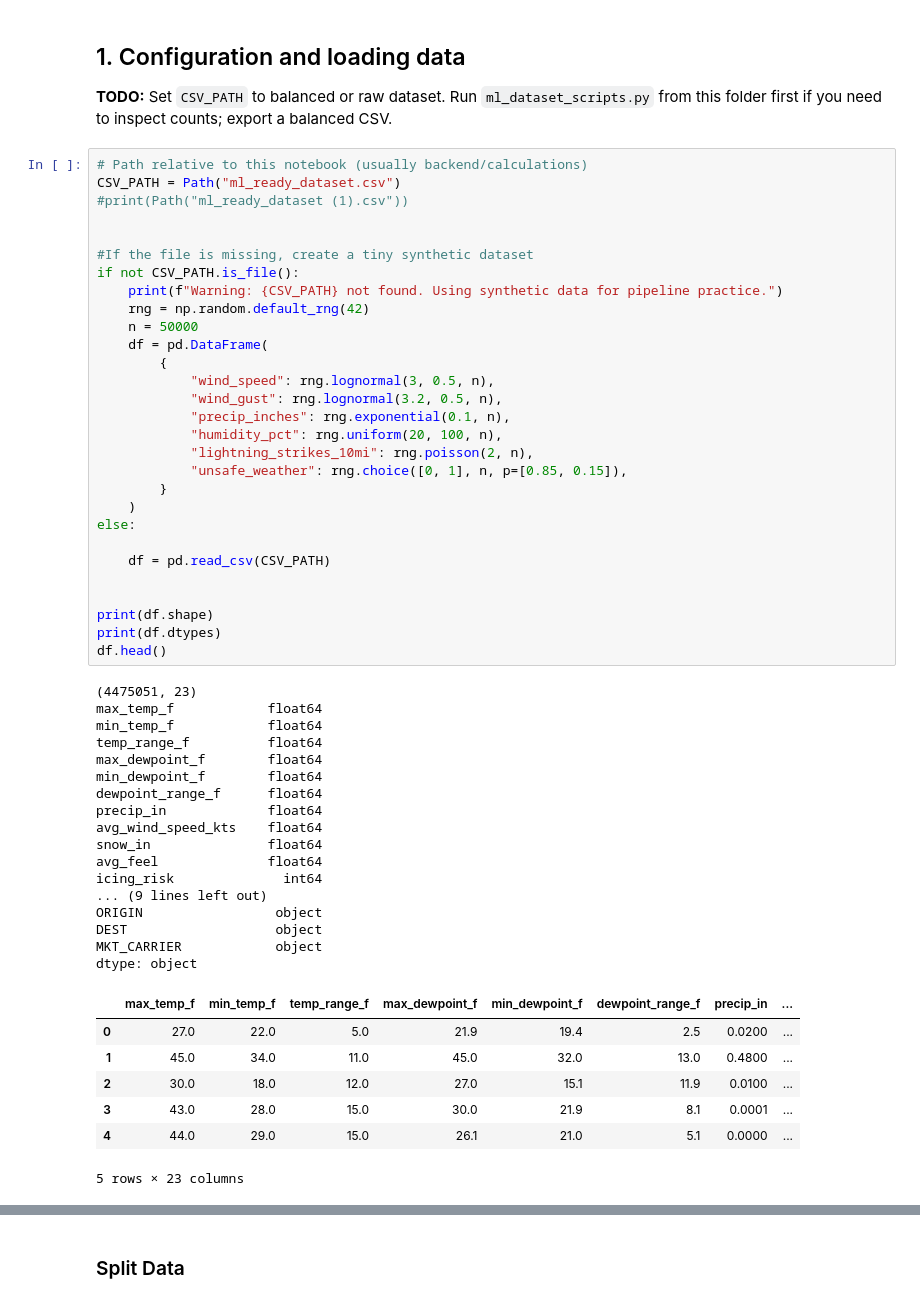
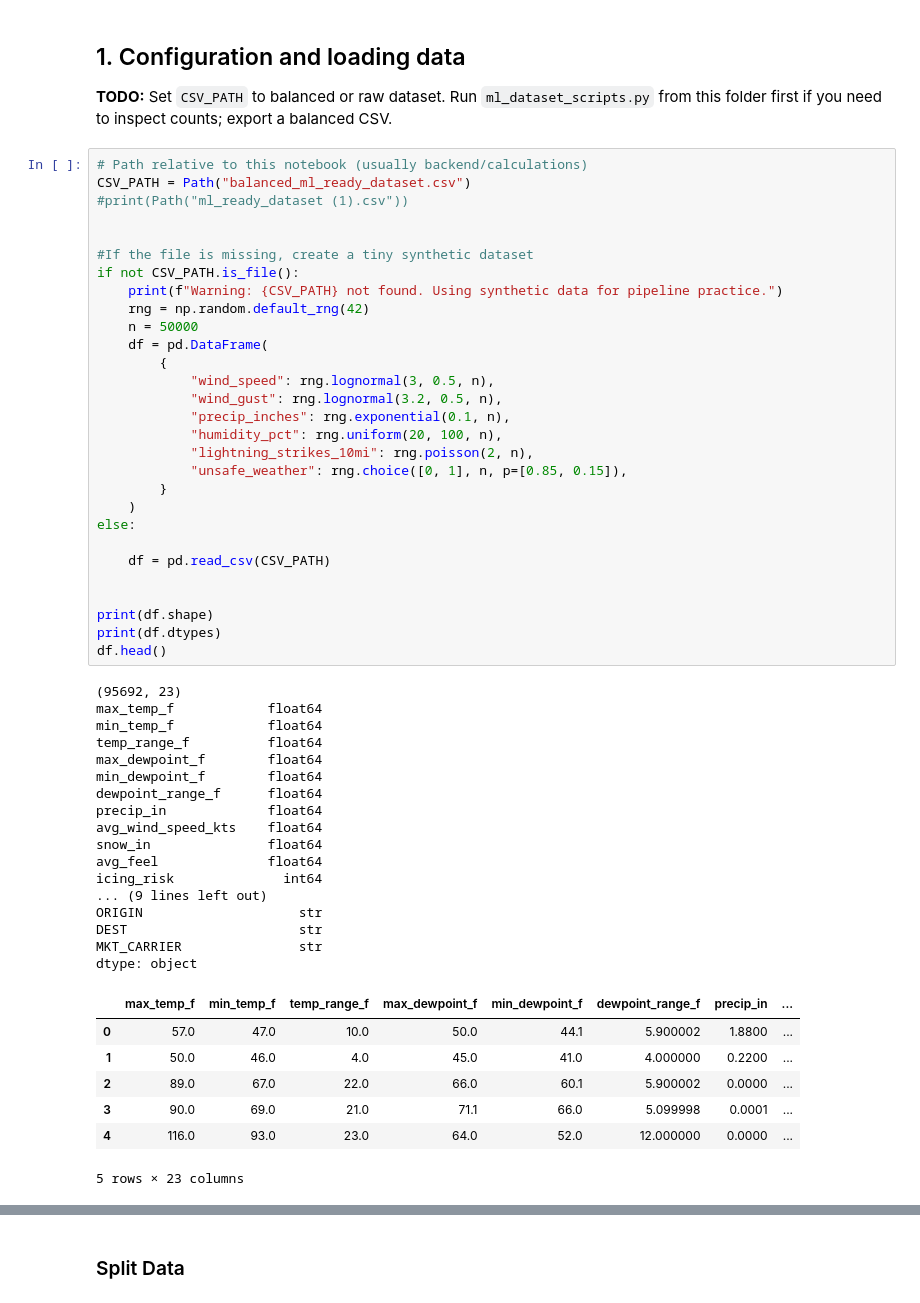
Before and after one commit to ufswe/teamtech25-26, a Jupyter notebook: backend/calculations/knn_weather_risk.ipynb, the cells around one changed output, grey strips where cells are left out. Drawn from its saved outputs; the diff is of its cells as text.

Commit message:
Balanced dataset

```diff
--- a/backend/calculations/knn_weather_risk.ipynb
+++ b/backend/calculations/knn_weather_risk.ipynb
@@ -51,7 +101,7 @@ Note: you may need to restart the kernel to use updated packages.
 **TODO:** Set `CSV_PATH` to balanced or raw dataset. Run `ml_dataset_scripts.py` from this folder first if you need to inspect counts; export a balanced CSV.
 # %%
 # Path relative to this notebook (usually backend/calculations)
-CSV_PATH = Path("ml_ready_dataset.csv")
+CSV_PATH = Path("balanced_ml_ready_dataset.csv")
 #print(Path("ml_ready_dataset (1).csv"))
 
 
@@ -66,40 +116,40 @@ if not CSV_PATH.is_file():
             "wind_gust": rng.lognormal(3.2, 0.5, n),
             "precip_inches": rng.exponential(0.1, n),
             "humidity_pct": rng.uniform(20, 100, n),
             "lightning_strikes_10mi": rng.poisson(2, n),
             "unsafe_weather": rng.choice([0, 1], n, p=[0.85, 0.15]),
         }
     )
 else:
 
     df = pd.read_csv(CSV_PATH)
 
 
 print(df.shape)
 print(df.dtypes)
 df.head()
 # %% [output]
-(4475051, 23)
+(95692, 23)
 max_temp_f            float64
 min_temp_f            float64
 temp_range_f          float64
 max_dewpoint_f        float64
 min_dewpoint_f        float64
 dewpoint_range_f      float64
 precip_in             float64
 avg_wind_speed_kts    float64
 snow_in               float64
 avg_feel              float64
 icing_risk              int64
 ... (9 lines left out)
-ORIGIN                 object
-DEST                   object
-MKT_CARRIER            object
+ORIGIN                    str
+DEST                      str
+MKT_CARRIER               str
 dtype: object
 |  | max_temp_f | min_temp_f | temp_range_f | max_dewpoint_f | min_dewpoint_f | dewpoint_range_f | precip_in | ... |
-| 0 | 27.0 | 22.0 | 5.0 | 21.9 | 19.4 | 2.5 | 0.0200 | ... |
-| 1 | 45.0 | 34.0 | 11.0 | 45.0 | 32.0 | 13.0 | 0.4800 | ... |
-| 2 | 30.0 | 18.0 | 12.0 | 27.0 | 15.1 | 11.9 | 0.0100 | ... |
-| 3 | 43.0 | 28.0 | 15.0 | 30.0 | 21.9 | 8.1 | 0.0001 | ... |
-| 4 | 44.0 | 29.0 | 15.0 | 26.1 | 21.0 | 5.1 | 0.0000 | ... |
+| 0 | 57.0 | 47.0 | 10.0 | 50.0 | 44.1 | 5.900002 | 1.8800 | ... |
+| 1 | 50.0 | 46.0 | 4.0 | 45.0 | 41.0 | 4.000000 | 0.2200 | ... |
+| 2 | 89.0 | 67.0 | 22.0 | 66.0 | 60.1 | 5.900002 | 0.0000 | ... |
+| 3 | 90.0 | 69.0 | 21.0 | 71.1 | 66.0 | 5.099998 | 0.0001 | ... |
+| 4 | 116.0 | 93.0 | 23.0 | 64.0 | 52.0 | 12.000000 | 0.0000 | ... |
 5 rows × 23 columns
```
Also changed, not shown: parts of 5 cells of this notebook.
